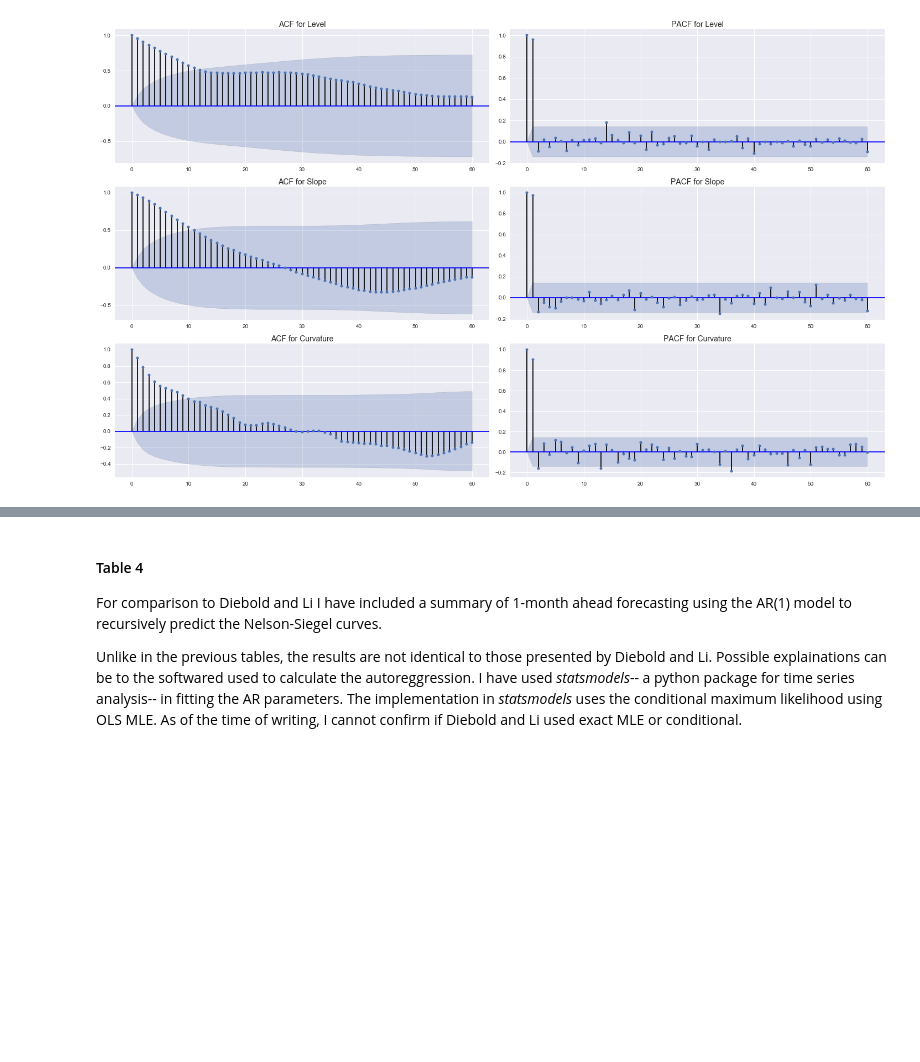
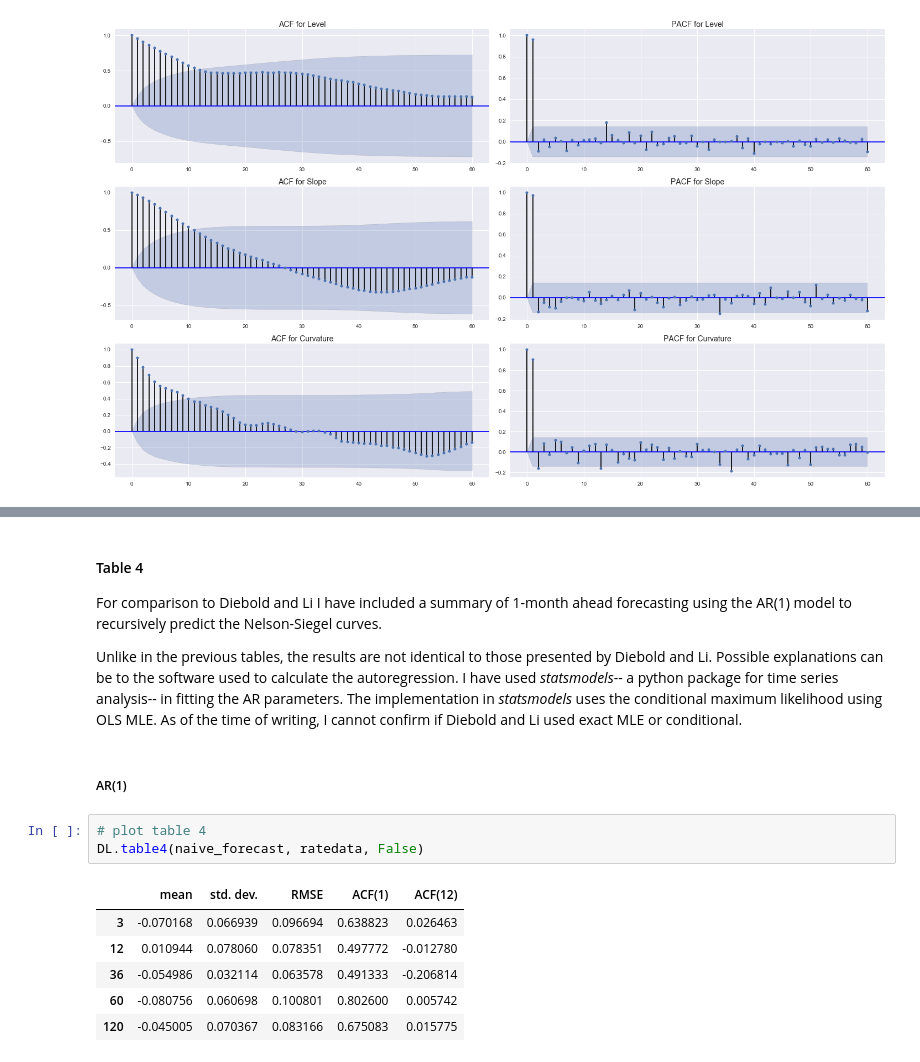
Before and after one commit to 1IfByLAN2IfByC/Diebold_BondYield, a Jupyter notebook: Diebold-Li Model.ipynb, the cells around one changed output, grey strips where cells are left out. Saved outputs shown, nothing was run; the diff lists cells and outputs as text; blank space fills up the shorter version.

```diff
--- a/Diebold-Li Model.ipynb
+++ b/Diebold-Li Model.ipynb
@@ -292,4 +291,16 @@ naive_forecast, forecast, wavelets = DL.ARforecast(ratedata, beta_fits)
 #### Table 4
 For comparison to Diebold and Li I have included a summary of 1-month ahead forecasting using the AR(1) model to recursively predict the Nelson-Siegel curves.
 
-Unlike in the previous tables, the results are not identical to those presented by Diebold and Li. Possible explainations can be to the softwared used to calculate the autoreggression. I have used _statsmodels_-- a python package for time series analysis-- in fitting the AR parameters. The implementation in _statsmodels_ uses the conditional maximum likelihood using OLS MLE. As of the time of writing, I cannot confirm if Diebold and Li used exact MLE or conditional.
+Unlike in the previous tables, the results are not identical to those presented by Diebold and Li. Possible explanations can be to the software used to calculate the autoregression. I have used _statsmodels_-- a python package for time series analysis-- in fitting the AR parameters. The implementation in _statsmodels_ uses the conditional maximum likelihood using OLS MLE. As of the time of writing, I cannot confirm if Diebold and Li used exact MLE or conditional.
+# %% [markdown]
+##### AR(1)
+# %%
+# plot table 4
+DL.table4(naive_forecast, ratedata, False)
+# %% [output]
+|  | mean | std. dev. | RMSE | ACF(1) | ACF(12) |
+| 3 | -0.070168 | 0.066939 | 0.096694 | 0.638823 | 0.026463 |
+| 12 | 0.010944 | 0.078060 | 0.078351 | 0.497772 | -0.012780 |
+| 36 | -0.054986 | 0.032114 | 0.063578 | 0.491333 | -0.206814 |
+| 60 | -0.080756 | 0.060698 | 0.100801 | 0.802600 | 0.005742 |
+| 120 | -0.045005 | 0.070367 | 0.083166 | 0.675083 | 0.015775 |
```
Also changed, not shown: parts of 20 cells of this notebook, 2 other files.
